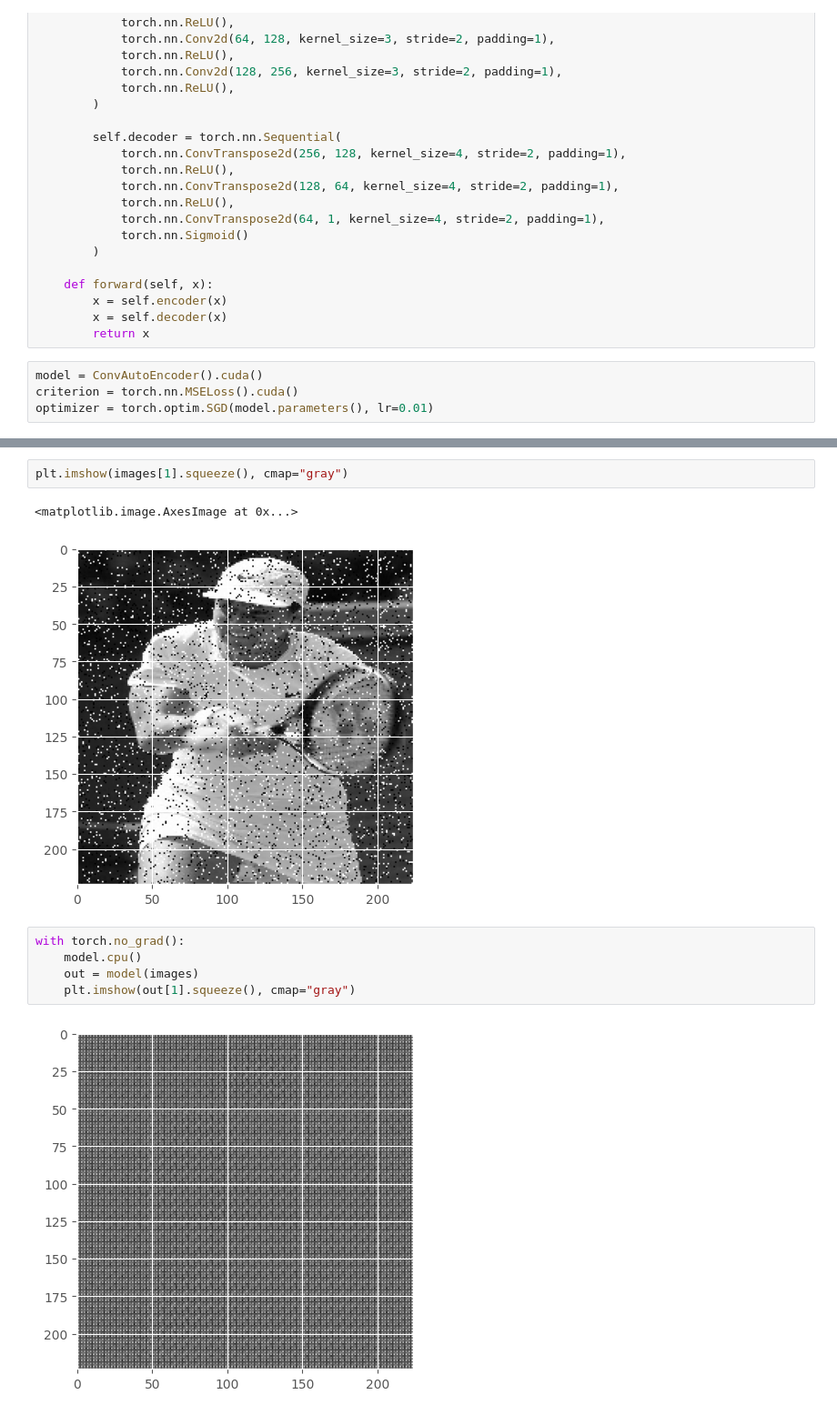
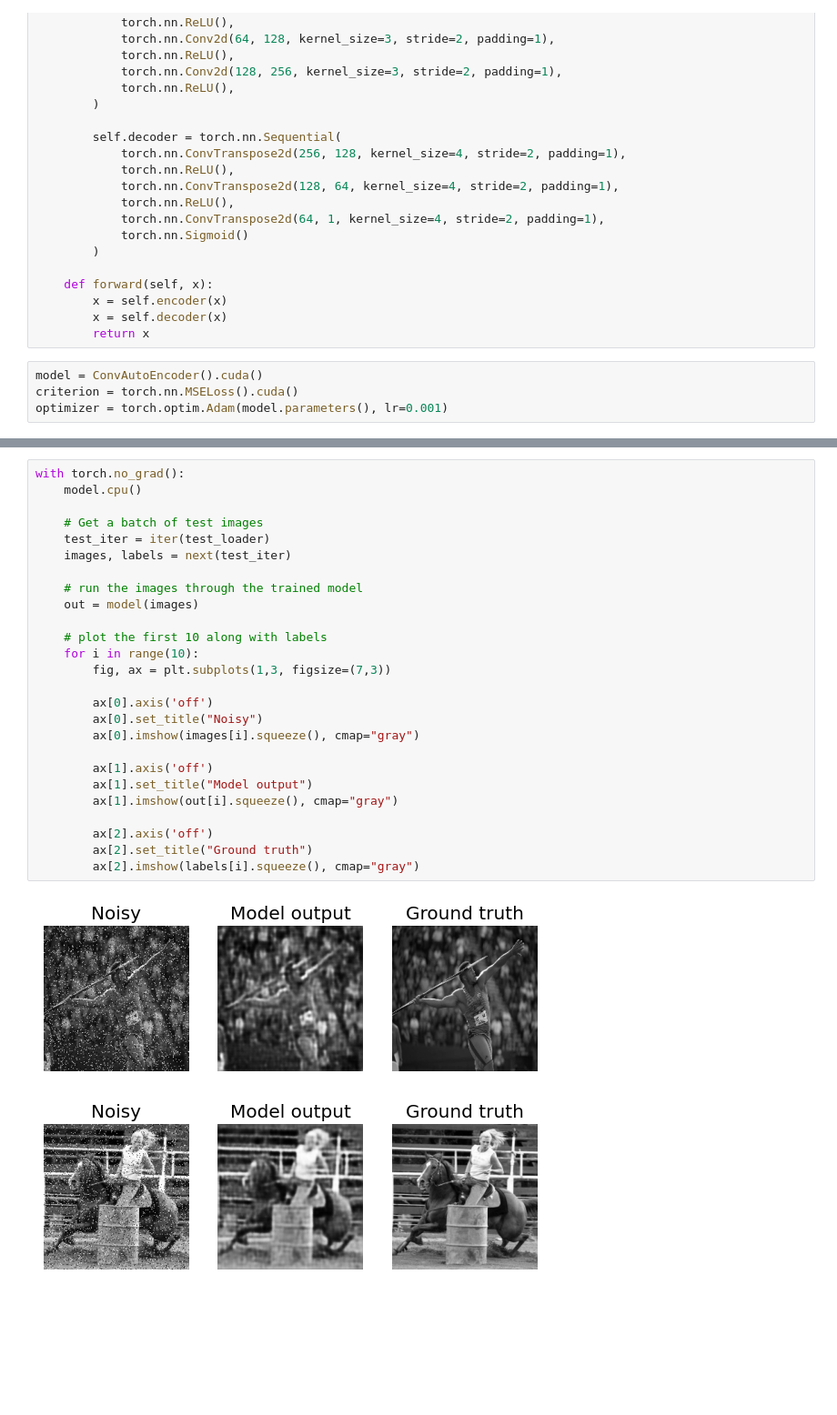
Before and after one commit to nmarks99/ML-basics, a Jupyter notebook: convAE_denoising/convAE_denoising.ipynb, the cells around one changed output, grey strips where cells are left out. Shown at 91% size. Drawn from its saved outputs; the diff is of its cells as text; blank space fills up the shorter version.

```diff
--- a/convAE_denoising/convAE_denoising.ipynb
+++ b/convAE_denoising/convAE_denoising.ipynb
@@ -126,6 +133,6 @@ class ConvAutoEncoder(torch.nn.Module):
 # %%
 model = ConvAutoEncoder().cuda()
 criterion = torch.nn.MSELoss().cuda()
-optimizer = torch.optim.SGD(model.parameters(), lr=0.01)
+optimizer = torch.optim.Adam(model.parameters(), lr=0.001)
 # %%
 loss_hist = []
@@ -157,12 +161,29 @@ ax.set(title="Loss history");
-# %%
-plt.imshow(images[1].squeeze(), cmap="gray")
-# %% [output]
-<matplotlib.image.AxesImage at 0x...>
-[figure, removed]
-# %%
-with torch.no_grad():
-    model.cpu()
-    out = model(images)
-    plt.imshow(out[1].squeeze(), cmap="gray")
-# %% [output]
-[figure, removed]
+# %%
+with torch.no_grad():
+    model.cpu()
+
+    # Get a batch of test images
+    test_iter = iter(test_loader)
+    images, labels = next(test_iter)
+
+    # run the images through the trained model
+    out = model(images)
+
+    # plot the first 10 along with labels
+    for i in range(10):
+        fig, ax = plt.subplots(1,3, figsize=(7,3))
+
+        ax[0].axis('off')
+        ax[0].set_title("Noisy")
+        ax[0].imshow(images[i].squeeze(), cmap="gray")
+
+        ax[1].axis('off')
+        ax[1].set_title("Model output")
+        ax[1].imshow(out[i].squeeze(), cmap="gray")
+
+        ax[2].axis('off')
+        ax[2].set_title("Ground truth")
+        ax[2].imshow(labels[i].squeeze(), cmap="gray")
+# %% [output]
+[figure, added]
+[figure, added]
```
Also changed, not shown: parts of 4 cells of this notebook.
